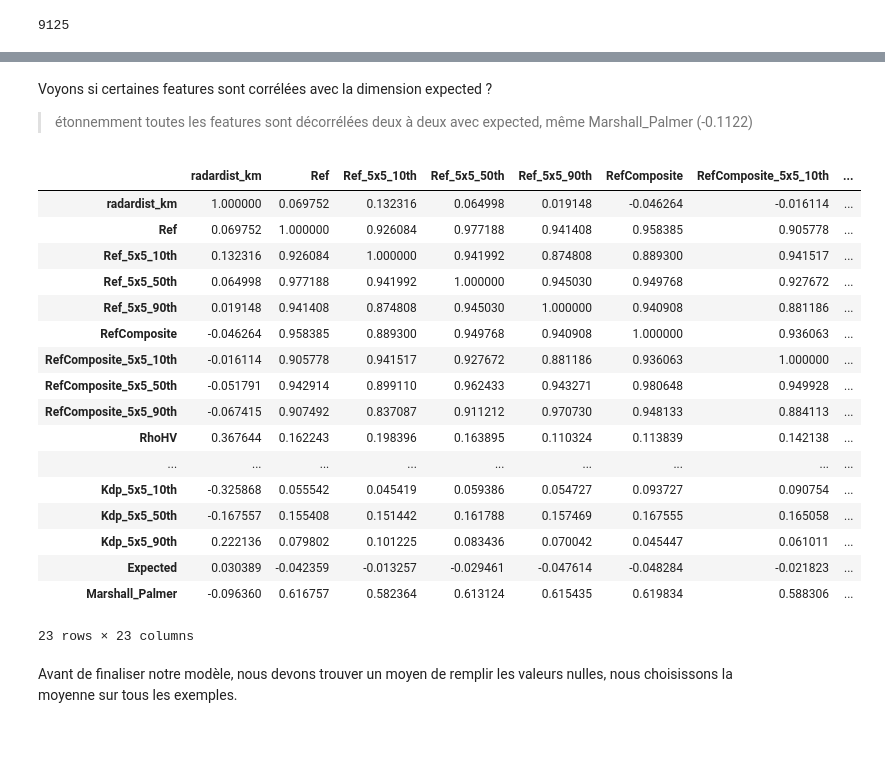
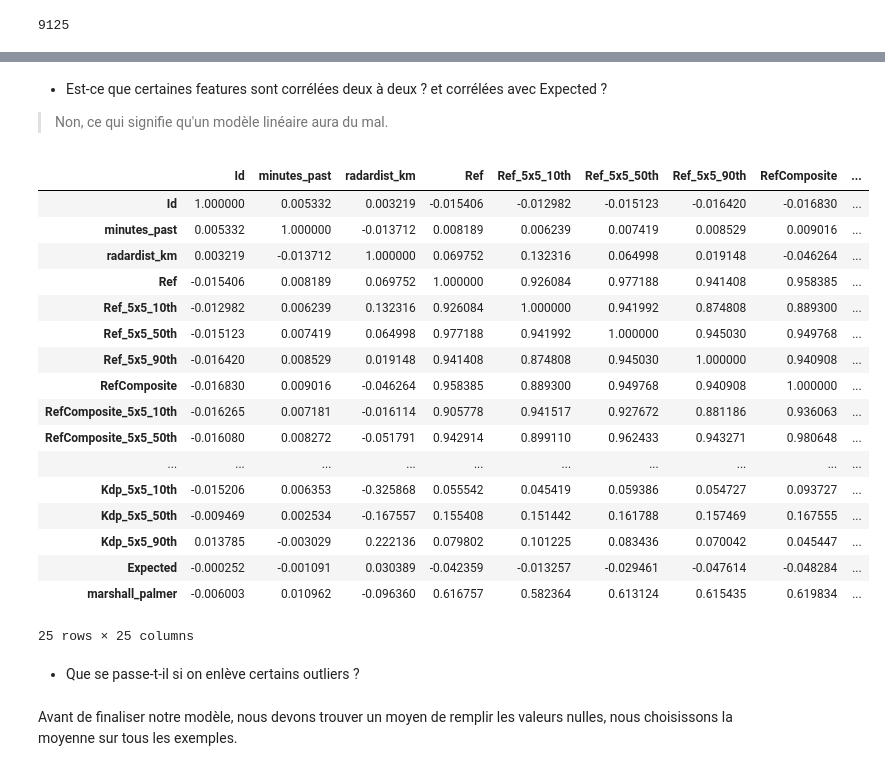
Before and after one commit to Cadene/FDMS, a Jupyter notebook: TME3/FDMS_Kaggle_CadeneChen.ipynb, the cells around one changed output, grey strips where cells are left out. Drawn from its saved outputs; the diff is of its cells as text; code cells hidden in the pictures; blank space fills up the shorter version.

```diff
--- a/TME3/FDMS_Kaggle_CadeneChen.ipynb
+++ b/TME3/FDMS_Kaggle_CadeneChen.ipynb
@@ -199,2 +309,2 @@ dfIds2rmv = dfGrouped.apply(myfunc)
 # %%
-df = dfTrain.drop(dfIds2rmv.values,axis=0)
+dfTrain.drop(dfIds2rmv.values,axis=0,inplace=True)
@@ -320,8 +431,6 @@ Wall time: 61.7 ms
 
 https://en.wikipedia.org/wiki/DBZ_(meteorology)
 # %%
-from sklearn.metrics import mean_absolute_error
-
 def marshall_palmer(ref, minutes_past):
     #print "Estimating rainfall from {0} observations".format(len(minutes_past))
     # how long is each observation valid?
@@ -331,7 +440,6 @@ def marshall_palmer(ref, minutes_past):
         valid_time[n] = minutes_past.iloc[n] - minutes_past.iloc[n-1]
     valid_time[-1] = valid_time[-1] + 60 - np.sum(valid_time)
     valid_time = valid_time / 60.0
-
     # sum up rainrate * validtime
     sum = 0
     for dbz, hours in zip(ref, valid_time):
@@ -340,3 +448,9 @@ def marshall_palmer(ref, minutes_past):
             mmperhr = pow(pow(10, dbz/10)/200, 0.625)
             sum = sum + mmperhr * hours
     return sum
+
+def process_mp(seq):
+    seq = seq.sort_values('minutes_past', ascending=True)
+    #seq = seq.sort('minutes_past', ascending=True)
+    mp = marshall_palmer(seq['Ref'], seq['minutes_past'])
+    return mp
@@ -364,0 +457,6 @@ mean_absolute_error(f_df_mp['Marshall_Palmer'], f_df_mp['Expected'])
+# %%
+%%time
+dfGrouped = dfTrain.groupby(dfTrain.index)
+dfExpected = dfGrouped['Expected'].aggregate('mean')
+dfMp = pd.DataFrame(index=dfTrain.index.unique())
+dfMp['Expected'] = dfGrouped[['minutes_past', 'Ref', 'Expected']].apply(process_mp)
@@ -444,24 +524,29 @@ f_df.describe()
-# %% [markdown]
-Voyons si certaines features sont corrélées avec la dimension expected ?
-> étonnemment toutes les features sont décorrélées deux à deux avec expected, même Marshall_Palmer (-0.1122)
+# %%
+dfSmallFeatures = dfGrouped.mean()
+dfSmallFeatures['marshall_palmer'] = dfMp
+# %% [markdown]
+- Est-ce que certaines features sont corrélées deux à deux ? et corrélées avec Expected ?
+> Non, ce qui signifie qu'un modèle linéaire aura du mal.
 # %%
-f_df.corr()
+dfSmallFeatures.corr()
 # %% [output]
-|  | radardist_km | Ref | Ref_5x5_10th | Ref_5x5_50th | Ref_5x5_90th | RefComposite | RefComposite_5x5_10th | ... |
-| radardist_km | 1.000000 | 0.069752 | 0.132316 | 0.064998 | 0.019148 | -0.046264 | -0.016114 | ... |
-| Ref | 0.069752 | 1.000000 | 0.926084 | 0.977188 | 0.941408 | 0.958385 | 0.905778 | ... |
-| Ref_5x5_10th | 0.132316 | 0.926084 | 1.000000 | 0.941992 | 0.874808 | 0.889300 | 0.941517 | ... |
-| Ref_5x5_50th | 0.064998 | 0.977188 | 0.941992 | 1.000000 | 0.945030 | 0.949768 | 0.927672 | ... |
-| Ref_5x5_90th | 0.019148 | 0.941408 | 0.874808 | 0.945030 | 1.000000 | 0.940908 | 0.881186 | ... |
-| RefComposite | -0.046264 | 0.958385 | 0.889300 | 0.949768 | 0.940908 | 1.000000 | 0.936063 | ... |
-| RefComposite_5x5_10th | -0.016114 | 0.905778 | 0.941517 | 0.927672 | 0.881186 | 0.936063 | 1.000000 | ... |
-| RefComposite_5x5_50th | -0.051791 | 0.942914 | 0.899110 | 0.962433 | 0.943271 | 0.980648 | 0.949928 | ... |
-| RefComposite_5x5_90th | -0.067415 | 0.907492 | 0.837087 | 0.911212 | 0.970730 | 0.948133 | 0.884113 | ... |
-| RhoHV | 0.367644 | 0.162243 | 0.198396 | 0.163895 | 0.110324 | 0.113839 | 0.142138 | ... |
-| ... | ... | ... | ... | ... | ... | ... | ... | ... |
-| Kdp_5x5_10th | -0.325868 | 0.055542 | 0.045419 | 0.059386 | 0.054727 | 0.093727 | 0.090754 | ... |
-| Kdp_5x5_50th | -0.167557 | 0.155408 | 0.151442 | 0.161788 | 0.157469 | 0.167555 | 0.165058 | ... |
-| Kdp_5x5_90th | 0.222136 | 0.079802 | 0.101225 | 0.083436 | 0.070042 | 0.045447 | 0.061011 | ... |
-| Expected | 0.030389 | -0.042359 | -0.013257 | -0.029461 | -0.047614 | -0.048284 | -0.021823 | ... |
-| Marshall_Palmer | -0.096360 | 0.616757 | 0.582364 | 0.613124 | 0.615435 | 0.619834 | 0.588306 | ... |
+|  | Id | minutes_past | radardist_km | Ref | Ref_5x5_10th | Ref_5x5_50th | Ref_5x5_90th | RefComposite | ... |
+| Id | 1.000000 | 0.005332 | 0.003219 | -0.015406 | -0.012982 | -0.015123 | -0.016420 | -0.016830 | ... |
+| minutes_past | 0.005332 | 1.000000 | -0.013712 | 0.008189 | 0.006239 | 0.007419 | 0.008529 | 0.009016 | ... |
+| radardist_km | 0.003219 | -0.013712 | 1.000000 | 0.069752 | 0.132316 | 0.064998 | 0.019148 | -0.046264 | ... |
+| Ref | -0.015406 | 0.008189 | 0.069752 | 1.000000 | 0.926084 | 0.977188 | 0.941408 | 0.958385 | ... |
+| Ref_5x5_10th | -0.012982 | 0.006239 | 0.132316 | 0.926084 | 1.000000 | 0.941992 | 0.874808 | 0.889300 | ... |
+| Ref_5x5_50th | -0.015123 | 0.007419 | 0.064998 | 0.977188 | 0.941992 | 1.000000 | 0.945030 | 0.949768 | ... |
+| Ref_5x5_90th | -0.016420 | 0.008529 | 0.019148 | 0.941408 | 0.874808 | 0.945030 | 1.000000 | 0.940908 | ... |
+| RefComposite | -0.016830 | 0.009016 | -0.046264 | 0.958385 | 0.889300 | 0.949768 | 0.940908 | 1.000000 | ... |
+| RefComposite_5x5_10th | -0.016265 | 0.007181 | -0.016114 | 0.905778 | 0.941517 | 0.927672 | 0.881186 | 0.936063 | ... |
+| RefComposite_5x5_50th | -0.016080 | 0.008272 | -0.051791 | 0.942914 | 0.899110 | 0.962433 | 0.943271 | 0.980648 | ... |
+| ... | ... | ... | ... | ... | ... | ... | ... | ... | ... |
+| Kdp_5x5_10th | -0.015206 | 0.006353 | -0.325868 | 0.055542 | 0.045419 | 0.059386 | 0.054727 | 0.093727 | ... |
+| Kdp_5x5_50th | -0.009469 | 0.002534 | -0.167557 | 0.155408 | 0.151442 | 0.161788 | 0.157469 | 0.167555 | ... |
+| Kdp_5x5_90th | 0.013785 | -0.003029 | 0.222136 | 0.079802 | 0.101225 | 0.083436 | 0.070042 | 0.045447 | ... |
+| Expected | -0.000252 | -0.001091 | 0.030389 | -0.042359 | -0.013257 | -0.029461 | -0.047614 | -0.048284 | ... |
+| marshall_palmer | -0.006003 | 0.010962 | -0.096360 | 0.616757 | 0.582364 | 0.613124 | 0.615435 | 0.619834 | ... |
-23 rows × 23 columns
+25 rows × 25 columns
+# %% [markdown]
+- Que se passe-t-il si on enlève certains outliers ?
```
Also changed, not shown: parts of 66 cells of this notebook.
